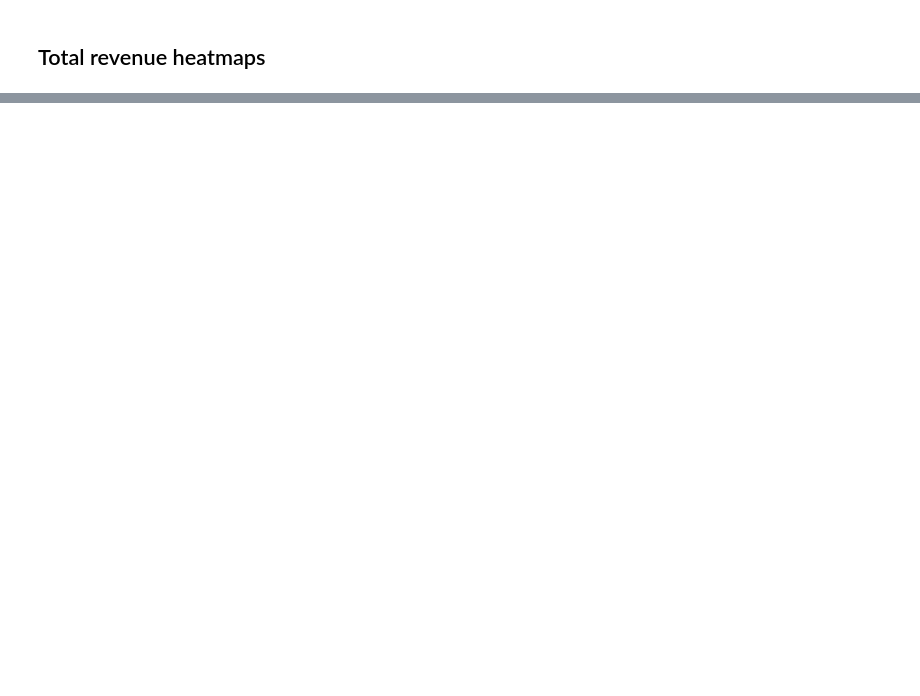
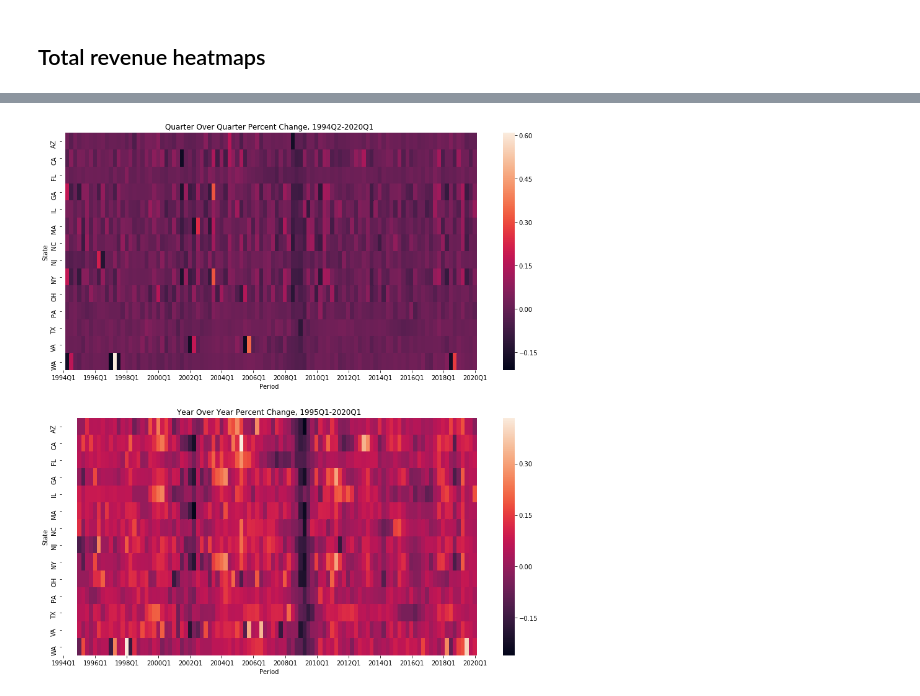
Before and after one commit to rcstein/qtax, a Jupyter notebook: QTax Data Analysis.ipynb, the cells around one changed output, grey strips where cells are left out. Saved outputs shown, nothing was run; the diff lists cells and outputs as text; code cells hidden in the pictures; blank space fills up the shorter version.

```diff
--- a/QTax Data Analysis.ipynb
+++ b/QTax Data Analysis.ipynb
@@ -243,0 +256,20 @@ Text(0.5, 1.0, 'High Revenue States, 2005Q1-2012Q4')
+# %%
+# Graph quarterly and yearly percent change
+top_15_total_qchange = top_15_total.pivot("time", "state", "q_pct_change")
+top_15_total_qchange.index = top_15_total_qchange.index.to_period(freq = "Q")
+top_15_total_ychange = top_15_total.pivot("time", "state", "y_pct_change")
+top_15_total_ychange.index = top_15_total_ychange.index.to_period(freq = "Q")
+# %%
+fig, (ax0,ax1) = plt.subplots(2,1,figsize=(15,15))
+sns.heatmap(top_15_total_qchange.transpose(),ax = ax0,xticklabels = 8)
+ax0.set_ylabel("State")
+ax0.set_xlabel("Period")
+ax0.set_title("Quarter Over Quarter Percent Change, 1994Q2-2020Q1")
+plt.subplots_adjust(bottom=.1)
+sns.heatmap(top_15_total_ychange.transpose(),ax = ax1,xticklabels = 8)
+ax1.set_ylabel("State")
+ax1.set_xlabel("Period")
+ax1.set_title("Year Over Year Percent Change, 1995Q1-2020Q1")
+plt.subplots_adjust(bottom=.1)
+# %% [output]
+[figure, added]
```
Also changed, not shown: parts of 15 cells of this notebook, 2 other files.
